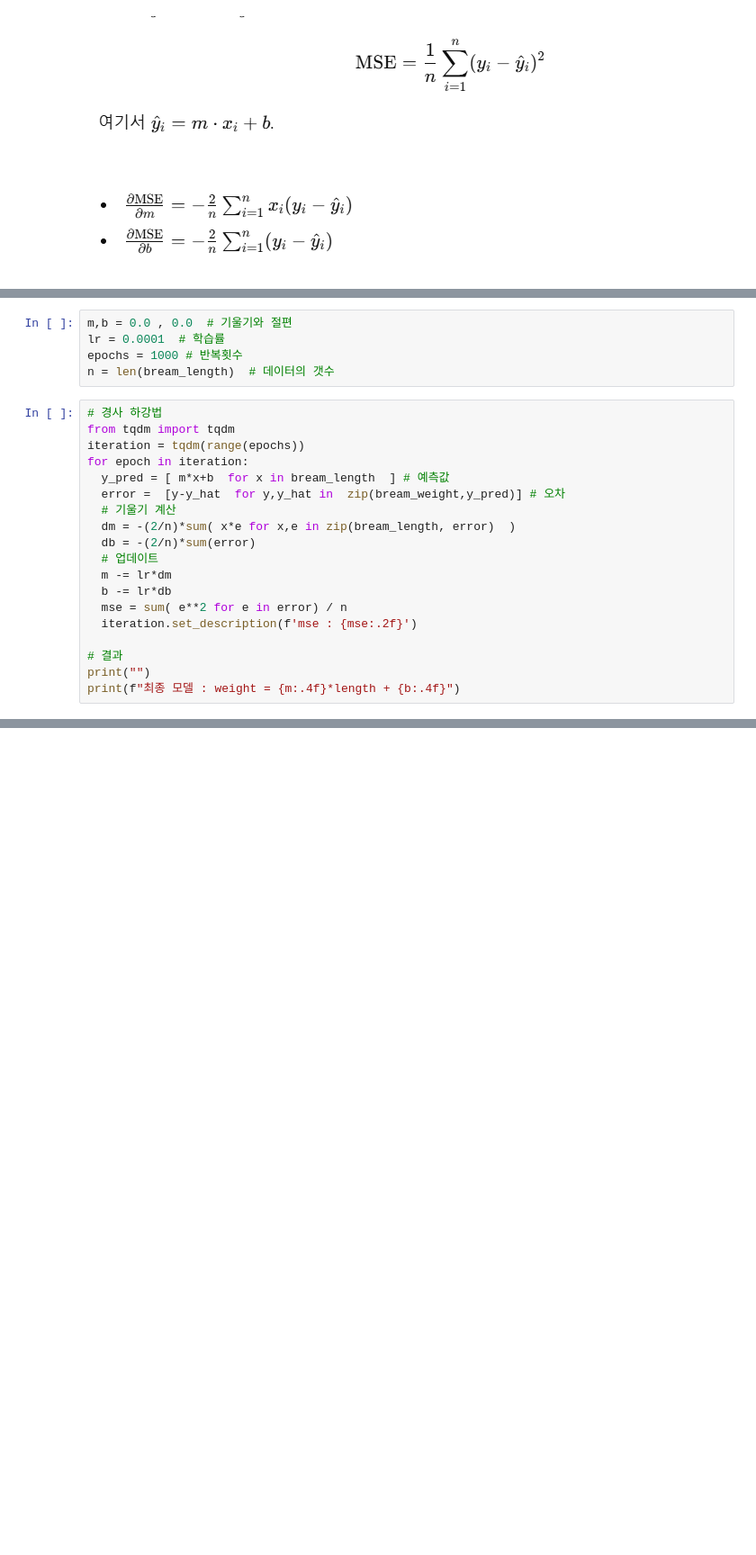
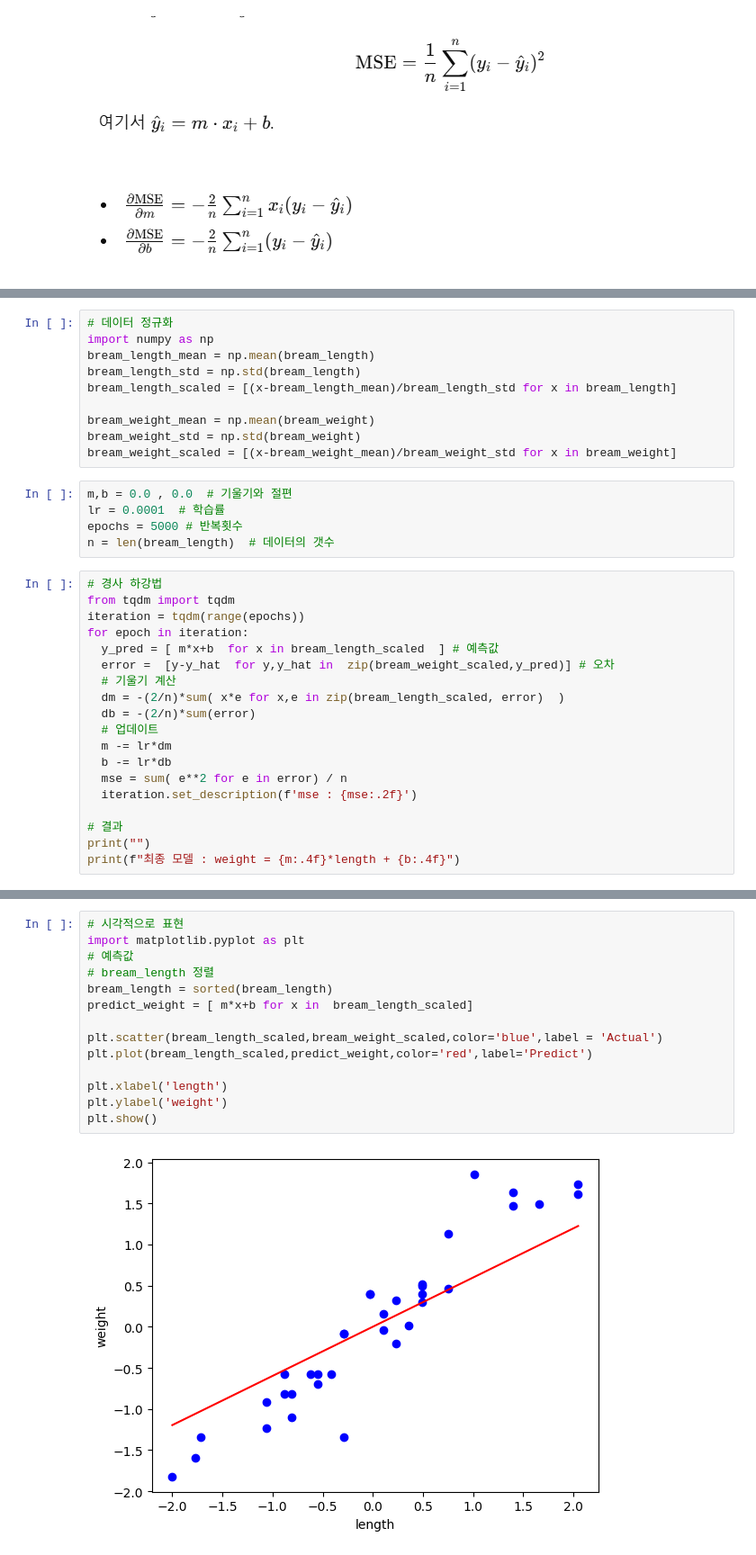
Before and after one commit to leekyuyoung-ai/AI, a Jupyter notebook: 1_10_회귀.ipynb, the cells around one changed output, grey strips where cells are left out. Shown at 90% size. Drawn from its saved outputs; the diff is of its cells as text; blank space fills up the shorter version.

```diff
--- a/1_10_회귀.ipynb
+++ b/1_10_회귀.ipynb
@@ -25,17 +29,27 @@ plt.show()
+# %%
+# 데이터 정규화
+import numpy as np
+bream_length_mean = np.mean(bream_length)
+bream_length_std = np.std(bream_length)
+bream_length_scaled = [(x-bream_length_mean)/bream_length_std for x in bream_length]
+
+bream_weight_mean = np.mean(bream_weight)
+bream_weight_std = np.std(bream_weight)
+bream_weight_scaled = [(x-bream_weight_mean)/bream_weight_std for x in bream_weight]
 # %%
 m,b = 0.0 , 0.0  # 기울기와 절편
 lr = 0.0001  # 학습률
-epochs = 1000 # 반복횟수
+epochs = 5000 # 반복횟수
 n = len(bream_length)  # 데이터의 갯수
 # %%
 # 경사 하강법
 from tqdm import tqdm
 iteration = tqdm(range(epochs))
 for epoch in iteration:
-  y_pred = [ m*x+b  for x in bream_length  ] # 예측값
-  error =  [y-y_hat  for y,y_hat in  zip(bream_weight,y_pred)] # 오차
+  y_pred = [ m*x+b  for x in bream_length_scaled  ] # 예측값
+  error =  [y-y_hat  for y,y_hat in  zip(bream_weight_scaled,y_pred)] # 오차
   # 기울기 계산
-  dm = -(2/n)*sum( x*e for x,e in zip(bream_length, error)  )
+  dm = -(2/n)*sum( x*e for x,e in zip(bream_length_scaled, error)  )
   db = -(2/n)*sum(error)
   # 업데이트
   m -= lr*dm
@@ -50,0 +70,16 @@ print(f"최종 모델 : weight = {m:.4f}*length + {b:.4f}")
+# %%
+# 시각적으로 표현
+import matplotlib.pyplot as plt
+# 예측값
+# bream_length 정렬
+bream_length = sorted(bream_length)
+predict_weight = [ m*x+b for x in  bream_length_scaled]
+
+plt.scatter(bream_length_scaled,bream_weight_scaled,color='blue',label = 'Actual')
+plt.plot(bream_length_scaled,predict_weight,color='red',label='Predict')
+
+plt.xlabel('length')
+plt.ylabel('weight')
+plt.show()
+# %% [output]
+[figure, added]
```
Also changed, not shown: parts of 9 cells of this notebook.
